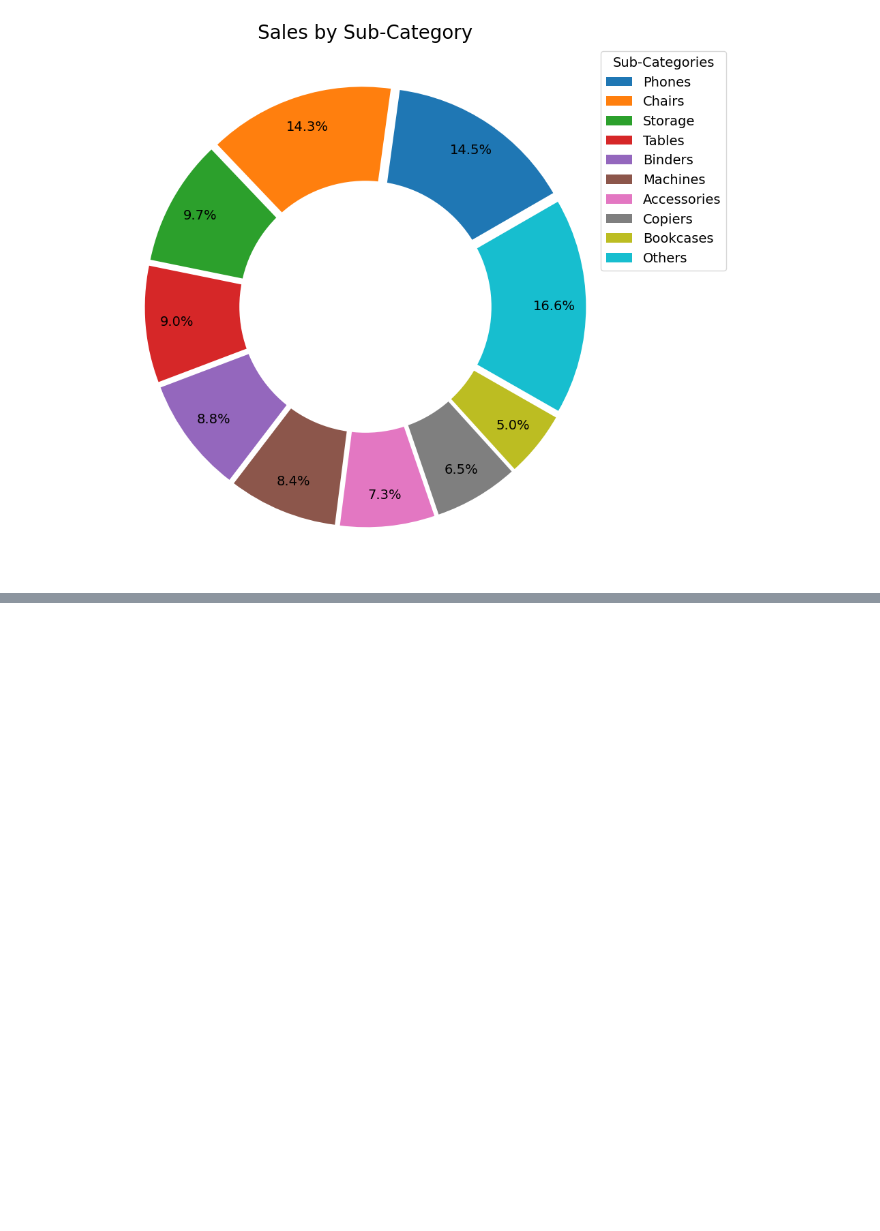
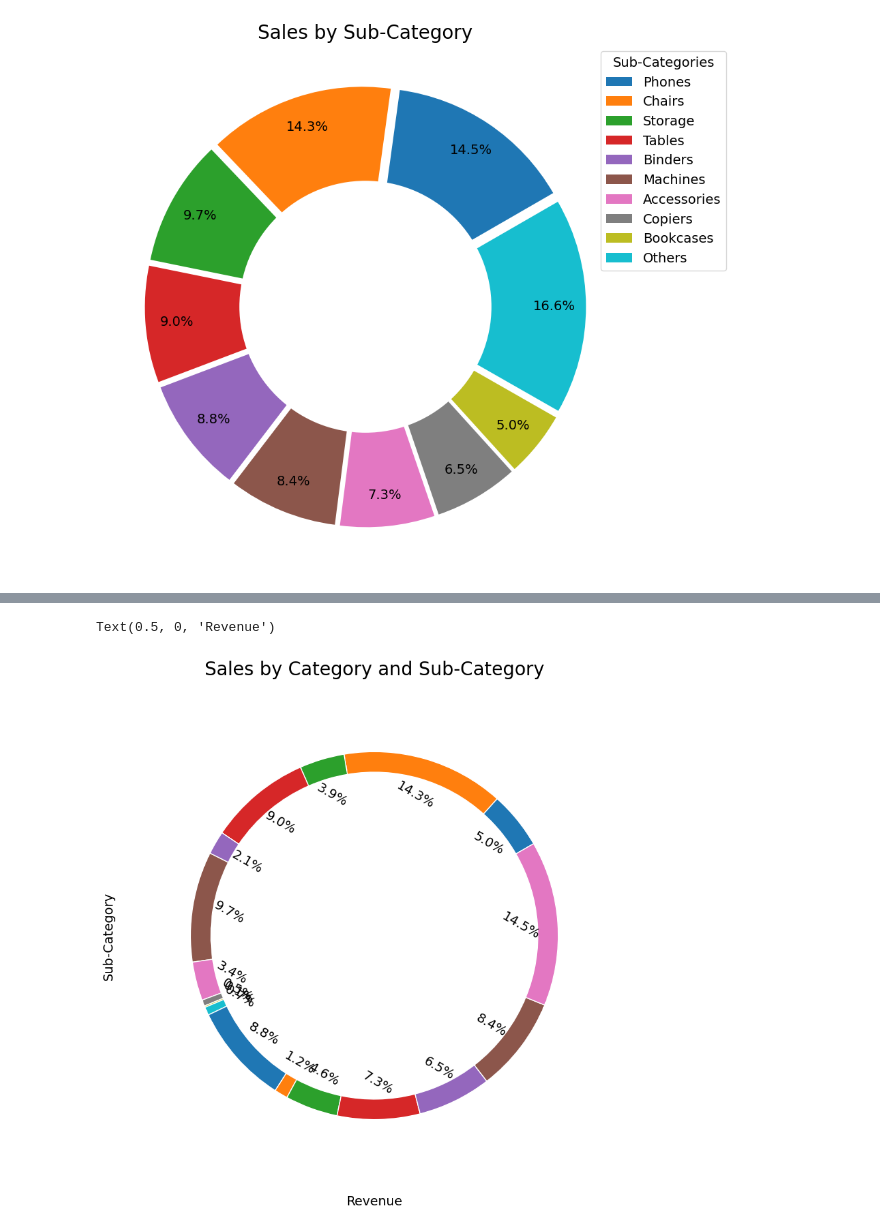
Before and after one commit to MrIsCM/DataProjects, a Jupyter notebook: P1_Sales_DA/main.ipynb, the cells around one changed output, grey strips where cells are left out. Saved outputs shown, nothing was run; the diff lists cells and outputs as text; code cells hidden in the pictures; blank space fills up the shorter version.

Commit message:
Sub category pie chart alt.

```diff
--- a/P1_Sales_DA/main.ipynb
+++ b/P1_Sales_DA/main.ipynb
@@ -310,3 +310,10 @@ plt.legend(top_subcat['Sub-Category'], title='Sub-Categories', loc='upper right'
 # %% [output]
 <matplotlib.legend.Legend at 0x...>
 [figure]
+# %%
+top_cat_subcat = data.groupby(['Category', 'Sub-Category'])['Sales'].sum()
+top_cat_subcat = top_cat_subcat.reset_index()
+top_cat_subcat['Sales'] = top_cat_subcat['Sales'].astype(int)
+top_cat_subcat.sort_values('Category', inplace=True)
+
+top_cat_subcat[top_cat_subcat['Category'] == "Office Supplies"].sort_values('Sales', ascending=False)[0:4]
@@ -312,0 +326,24 @@ plt.legend(top_subcat['Sub-Category'], title='Sub-Categories', loc='upper right'
+# %%
+plt.figure(figsize=(12, 10))
+
+plt.title("Sales by Category and Sub-Category", fontsize=20)
+
+starting_angle = 30
+
+outer_palette = sns.color_palette("tab10")
+inner_palette = sns.color_palette("tab20b")
+width = 0.1
+
+inner_pie1 = plt.pie(top_cat_subcat['Sales'], startangle=starting_angle, colors=outer_palette, radius=1-width, autopct='%1.1f%%', pctdistance=0.8, wedgeprops=dict(width=width, edgecolor='w'))
+
+for text in inner_pie1[2]:
+	text.set_rotation(-30)
+
+# pie2 = plt.pie([1], colors=['white'], radius=1-width, wedgeprops=dict(width=width))
+
+
+plt.ylabel('Sub-Category')
+plt.xlabel('Revenue')
+# %% [output]
+Text(0.5, 0, 'Revenue')
+[figure, added]
```
Also changed, not shown: parts of 1 cell of this notebook.
